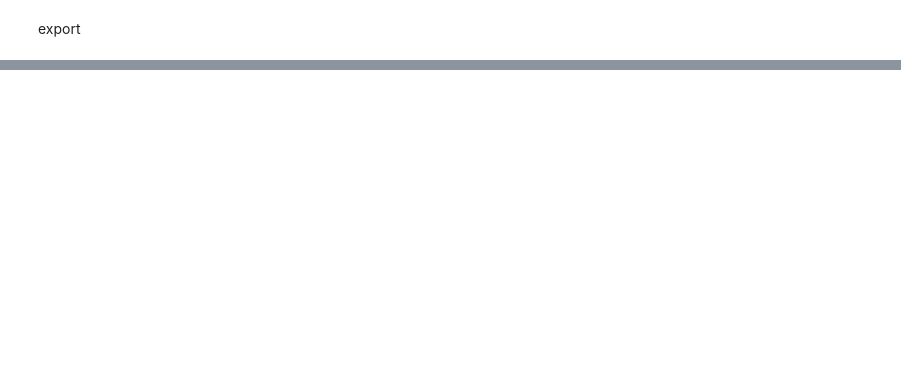
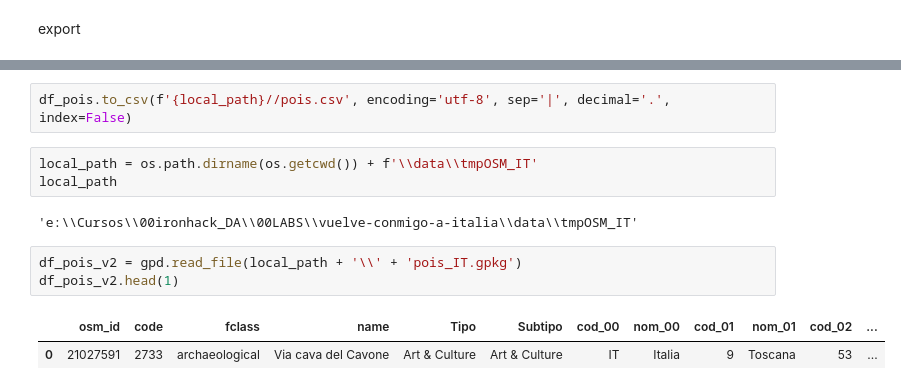
Before and after one commit to annassanchez/vuelve-conmigo-a-italia, a Jupyter notebook: notebooks/04_osm_pois.ipynb, the cells around one changed output, grey strips where cells are left out. Cells and saved outputs as stored; diff of their text form; blank space fills up the shorter version.

```diff
--- a/notebooks/04_osm_pois.ipynb
+++ b/notebooks/04_osm_pois.ipynb
@@ -100,0 +227,13 @@ df_pois.to_json()
+# %%
+df_pois.to_csv(f'{local_path}//pois.csv', encoding='utf-8', sep='|', decimal='.', index=False)
+# %%
+local_path = os.path.dirname(os.getcwd()) + f'\\data\\tmpOSM_IT'
+local_path
+# %% [output]
+'e:\\Cursos\\00ironhack_DA\\00LABS\\vuelve-conmigo-a-italia\\data\\tmpOSM_IT'
+# %%
+df_pois_v2 = gpd.read_file(local_path + '\\' + 'pois_IT.gpkg')
+df_pois_v2.head(1)
+# %% [output]
+|  | osm_id | code | fclass | name | Tipo | Subtipo | cod_00 | nom_00 | cod_01 | nom_01 | cod_02 | ... |
+| 0 | 21027591 | 2733 | archaeological | Via cava del Cavone | Art & Culture | Art & Culture | IT | Italia | 9 | Toscana | 53 | ... |
```
Also changed, not shown: parts of 23 cells of this notebook.
